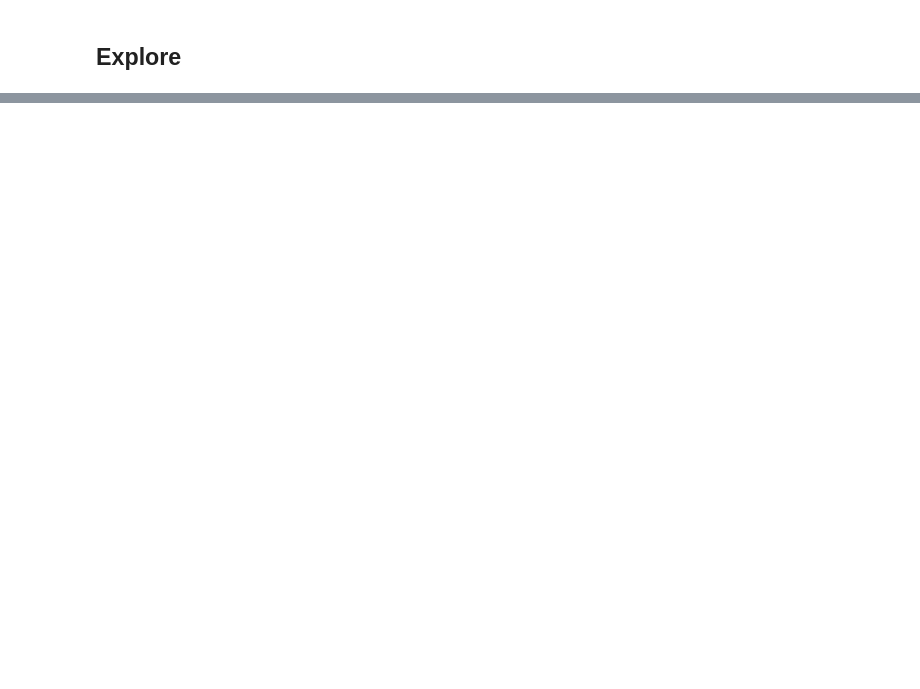
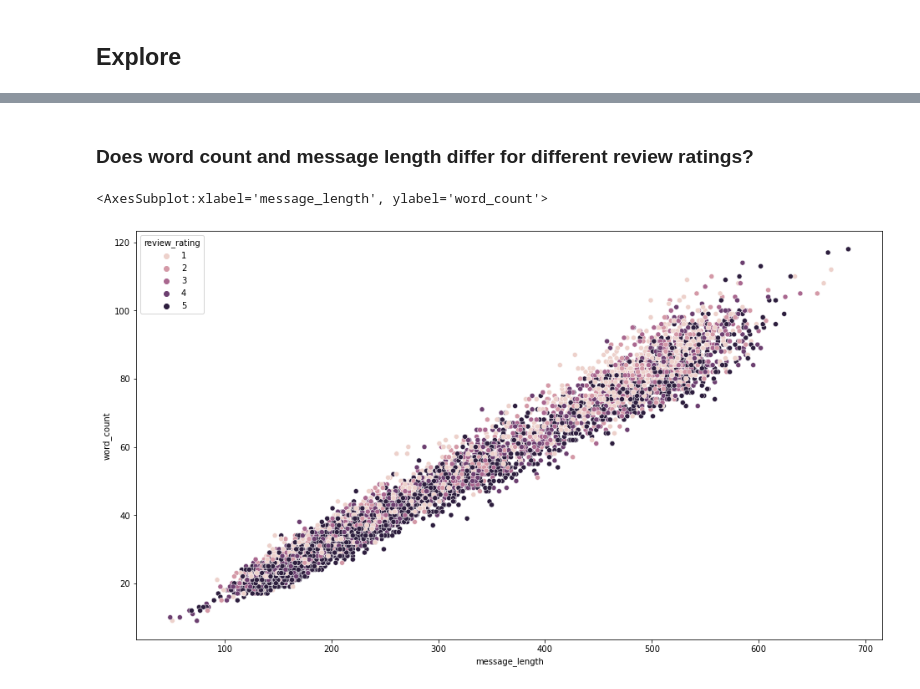
Before and after one commit to carterrxavier/Project_Rate_my_review, a Jupyter notebook: initial_notebook.ipynb, the cells around one changed output, grey strips where cells are left out. Drawn from its saved outputs; the diff is of its cells as text; code cells hidden in the pictures; blank space fills up the shorter version.

```diff
--- a/initial_notebook.ipynb
+++ b/initial_notebook.ipynb
@@ -159,0 +206,8 @@ train, validate, test = prepare.split_for_model(df,'review_rating')
+# %% [markdown]
+### Does word count and message length differ for different review ratings?
+# %%
+plt.figure(figsize=(16,9))
+sns.scatterplot(data = train, x = 'message_length', y ='word_count', hue='review_rating')
+# %% [output]
+<AxesSubplot:xlabel='message_length', ylabel='word_count'>
+[figure, added]
```
Also changed, not shown: parts of 16 cells of this notebook, 2 other files.
